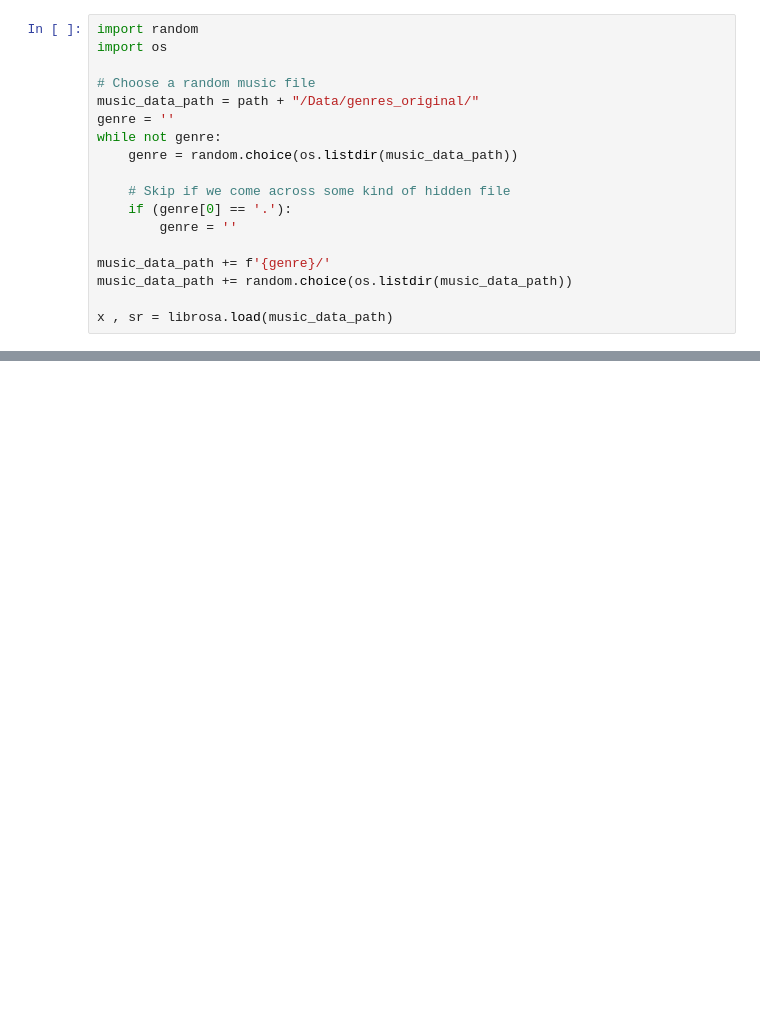
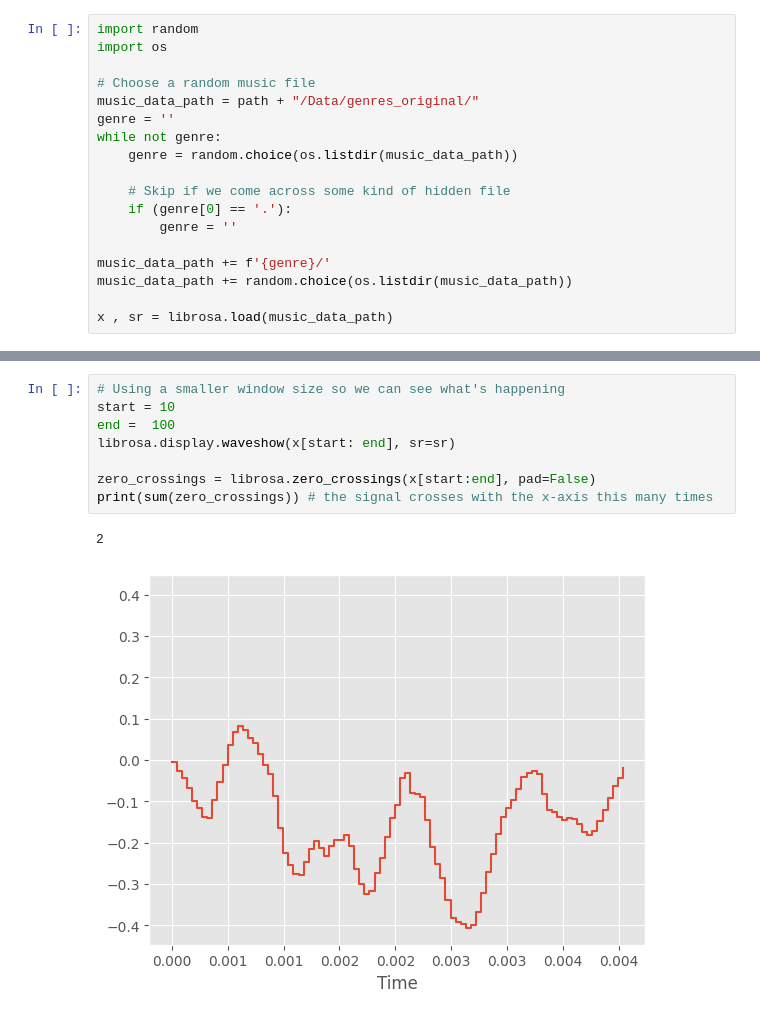
Before and after one commit to jamiecmarks/genre_classifier, a Jupyter notebook: exploration.ipynb, the cells around one changed output, grey strips where cells are left out. Saved outputs shown, nothing was run; the diff lists cells and outputs as text; blank space fills up the shorter version.

Commit message:
Start feature extraction with zero crossing point

```diff
--- a/exploration.ipynb
+++ b/exploration.ipynb
@@ -105,0 +166,11 @@ print(x.shape, sr)
+# %%
+# Using a smaller window size so we can see what's happening
+start = 10
+end =  100
+librosa.display.waveshow(x[start: end], sr=sr)
+
+zero_crossings = librosa.zero_crossings(x[start:end], pad=False)
+print(sum(zero_crossings)) # the signal crosses with the x-axis this many times
+# %% [output]
+2
+[figure, added]
```
Also changed, not shown: parts of 7 cells of this notebook, 1 other file.
